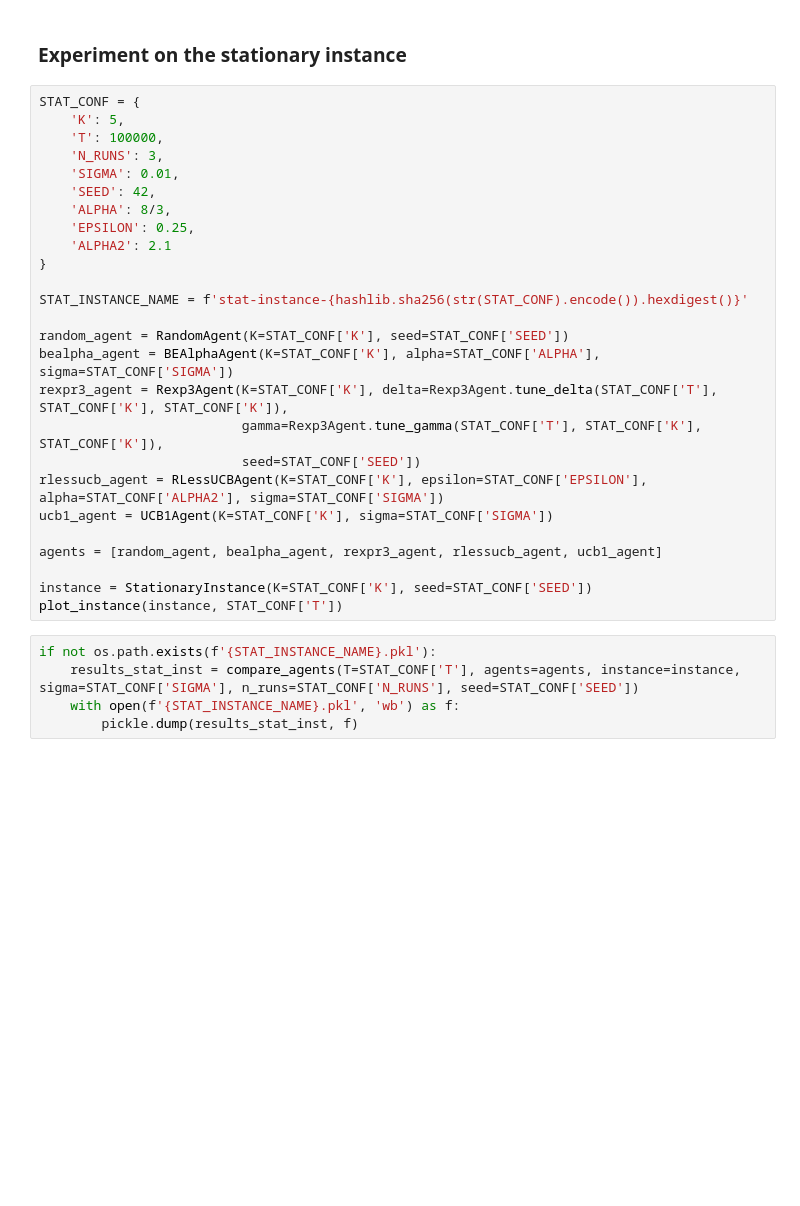
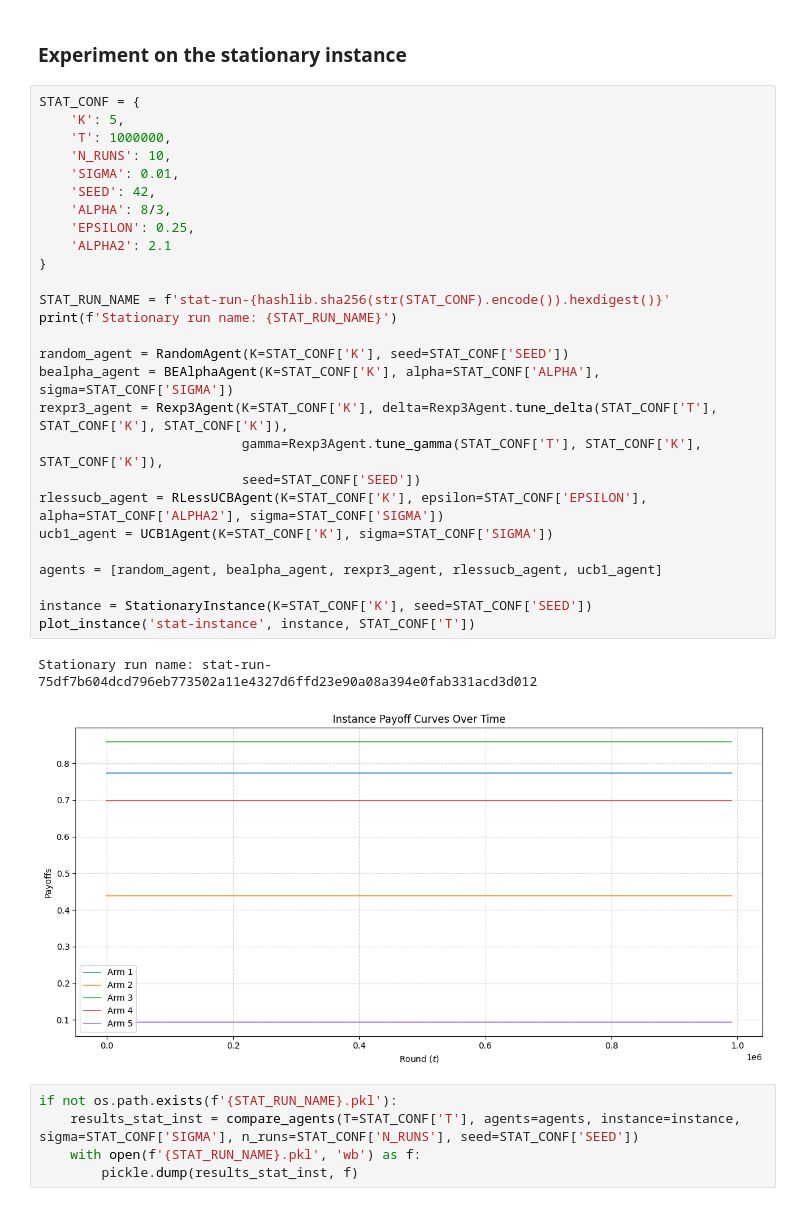
Before and after one commit to m1gwings/rcbealpha-experiments, a Jupyter notebook: bealpha-experiments.ipynb, the cells around one changed output. Drawn from its saved outputs; the diff is of its cells as text; blank space fills up the shorter version.

```diff
--- a/bealpha-experiments.ipynb
+++ b/bealpha-experiments.ipynb
@@ -577,32 +589,36 @@ plot_comparison(results_exp_inst)
 # %%
 STAT_CONF = {
     'K': 5,
-    'T': 100000,
-    'N_RUNS': 3,
+    'T': 1000000,
+    'N_RUNS': 10,
     'SIGMA': 0.01,
     'SEED': 42,
     'ALPHA': 8/3,
     'EPSILON': 0.25,
     'ALPHA2': 2.1
 }
 
-STAT_INSTANCE_NAME = f'stat-instance-{hashlib.sha256(str(STAT_CONF).encode()).hexdigest()}'
+STAT_RUN_NAME = f'stat-run-{hashlib.sha256(str(STAT_CONF).encode()).hexdigest()}'
+print(f'Stationary run name: {STAT_RUN_NAME}')
 
 random_agent = RandomAgent(K=STAT_CONF['K'], seed=STAT_CONF['SEED'])
 bealpha_agent = BEAlphaAgent(K=STAT_CONF['K'], alpha=STAT_CONF['ALPHA'], sigma=STAT_CONF['SIGMA'])
 rexpr3_agent = Rexp3Agent(K=STAT_CONF['K'], delta=Rexp3Agent.tune_delta(STAT_CONF['T'], STAT_CONF['K'], STAT_CONF['K']),
                           gamma=Rexp3Agent.tune_gamma(STAT_CONF['T'], STAT_CONF['K'], STAT_CONF['K']),
                           seed=STAT_CONF['SEED'])
 rlessucb_agent = RLessUCBAgent(K=STAT_CONF['K'], epsilon=STAT_CONF['EPSILON'], alpha=STAT_CONF['ALPHA2'], sigma=STAT_CONF['SIGMA'])
 ucb1_agent = UCB1Agent(K=STAT_CONF['K'], sigma=STAT_CONF['SIGMA'])
 
 agents = [random_agent, bealpha_agent, rexpr3_agent, rlessucb_agent, ucb1_agent]
 
 instance = StationaryInstance(K=STAT_CONF['K'], seed=STAT_CONF['SEED'])
-plot_instance(instance, STAT_CONF['T'])
+plot_instance('stat-instance', instance, STAT_CONF['T'])
+# %% [output]
+Stationary run name: stat-run-75df7b604dcd796eb773502a11e4327d6ffd23e90a08a394e0fab331acd3d012
+[figure, added]
 # %%
-if not os.path.exists(f'{STAT_INSTANCE_NAME}.pkl'):
+if not os.path.exists(f'{STAT_RUN_NAME}.pkl'):
     results_stat_inst = compare_agents(T=STAT_CONF['T'], agents=agents, instance=instance, sigma=STAT_CONF['SIGMA'], n_runs=STAT_CONF['N_RUNS'], seed=STAT_CONF['SEED'])
-    with open(f'{STAT_INSTANCE_NAME}.pkl', 'wb') as f:
+    with open(f'{STAT_RUN_NAME}.pkl', 'wb') as f:
         pickle.dump(results_stat_inst, f)
 # %%
```
Also changed, not shown: parts of 10 cells of this notebook.
